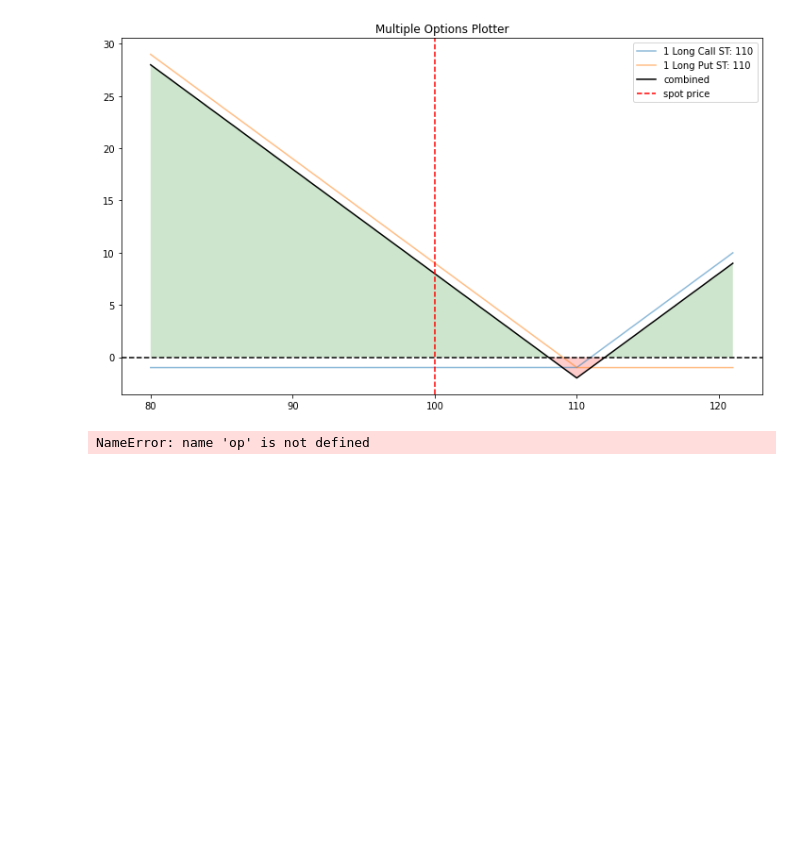
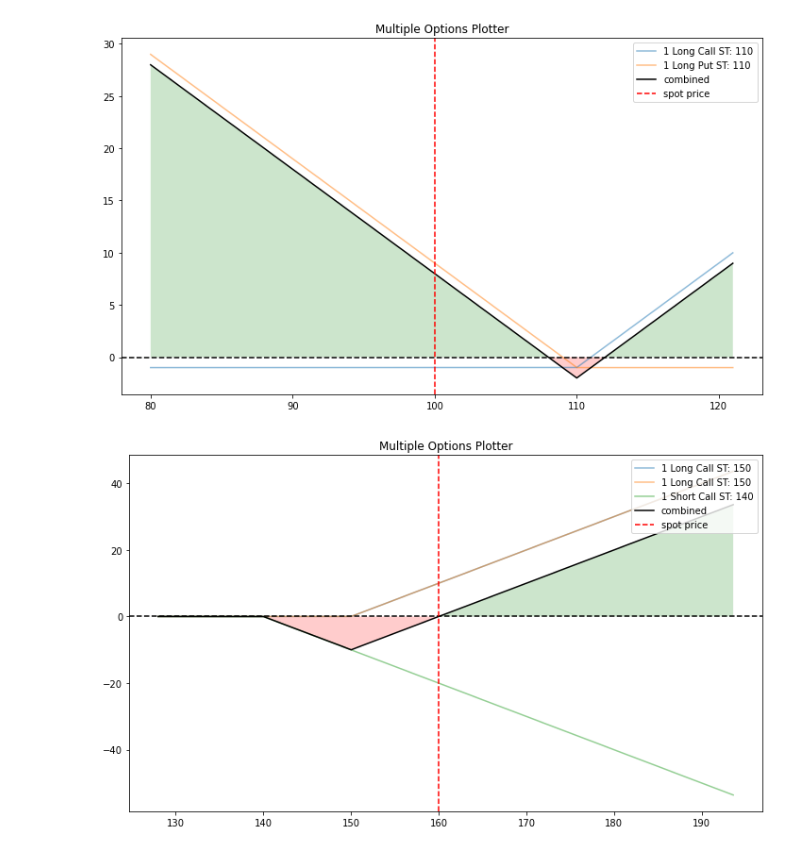
Before and after one commit to krocellx/finance, a Jupyter notebook: option_playbook.ipynb, the cells around one changed output. Saved outputs shown, nothing was run; the diff lists cells and outputs as text; code cells hidden in the pictures; blank space fills up the shorter version.

```diff
--- a/option_playbook.ipynb
+++ b/option_playbook.ipynb
@@ -13,9 +13,9 @@ op.multi_plotter(op_list=[op_1,op_2])
 # %% [output]
 [figure]
 # %%
-op_1 = {'op_type':'c','strike':110,'tr_type':'b','op_pr':1}
-op_2 = {'op_type':'p','strike':110,'tr_type':'b','op_pr':1}
-op_3 = {'op_type':'c','strike':110,'tr_type':'b','op_pr':1}
-op.multi_plotter(op_list=[op_1,op_2, op_3])
+op_1 = {'op_type':'c','strike':150,'tr_type':'b','op_pr':0}
+op_2 = {'op_type':'c','strike':150,'tr_type':'b','op_pr':0}
+op_3 = {'op_type':'c','strike':140,'tr_type':'s','op_pr':0}
+op.multi_plotter(spot=160,op_list=[op_1,op_2, op_3])
 # %% [output]
-NameError: name 'op' is not defined
+[figure, added]
```
